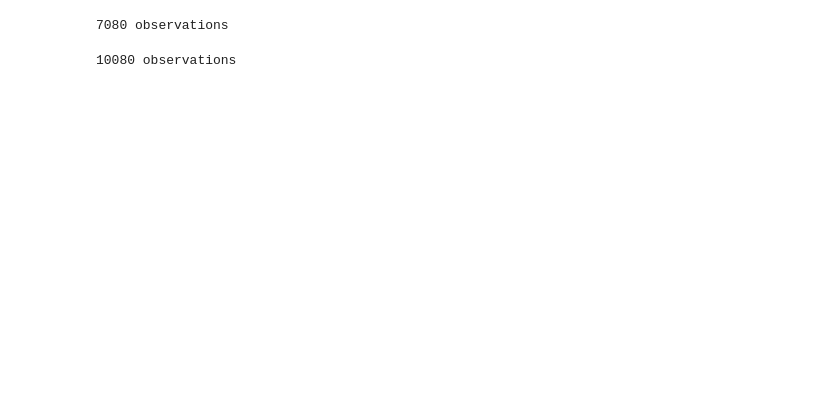
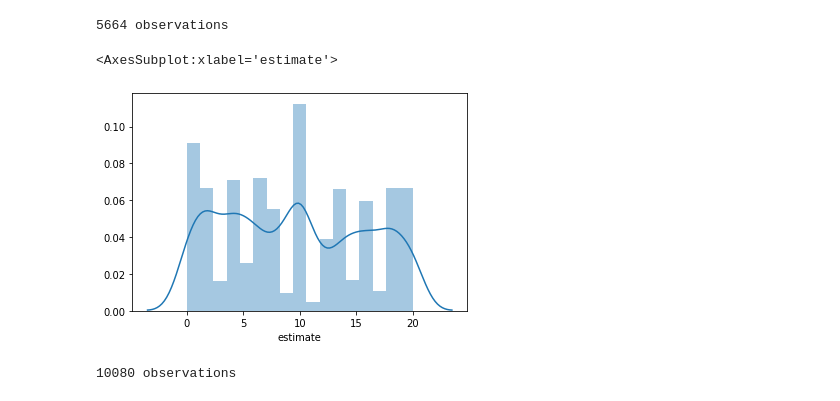
Before and after one commit to derekpowell/bayesian-sampler, a Jupyter notebook: fit-trial-models.ipynb, the cells around one changed output. Drawn from its saved outputs; the diff is of its cells as text; code cells hidden in the pictures; blank space fills up the shorter version.

```diff
--- a/fit-trial-models.ipynb
+++ b/fit-trial-models.ipynb
@@ -76,17 +95,21 @@ def arviz_from_svi(model, guide, params, *args, obs_data=None, num_samples = 1_0
 # %%
 ## Load Experiment 1 data
-
-df1 = (load_data_exp1() >>
+df1 = load_data_exp1()
+df1 = df1[~df1.querytype.str.contains('or')] # filtering as in avg analyses
+df1 = (df1 >>
     s.arrange(_.ID) >>
     s.mutate(block = _.block-1) >>
       s.mutate(estimate =  np.round(_.estimate*20).astype("int64"))
 )
 
-df1
-
 X_exp1, y_exp1 = make_model_data(df1)
 print(len(y_exp1), "observations")
 # %% [output]
-7080 observations
+5664 observations
+# %%
+sns.distplot(df1.estimate)
+# %% [output]
+<AxesSubplot:xlabel='estimate'>
+[figure, added]
 # %%
 ## Load Experiment 2 data
```
Also changed, not shown: parts of 44 cells of this notebook, 6 other files.
